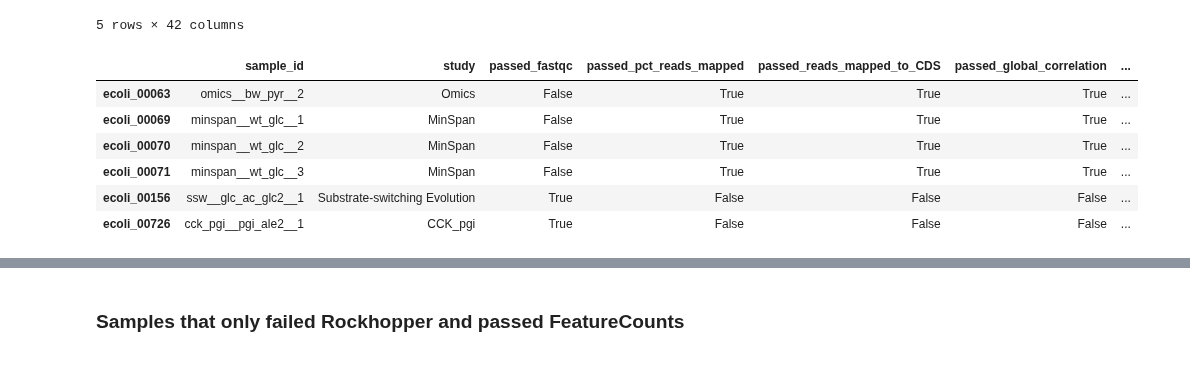
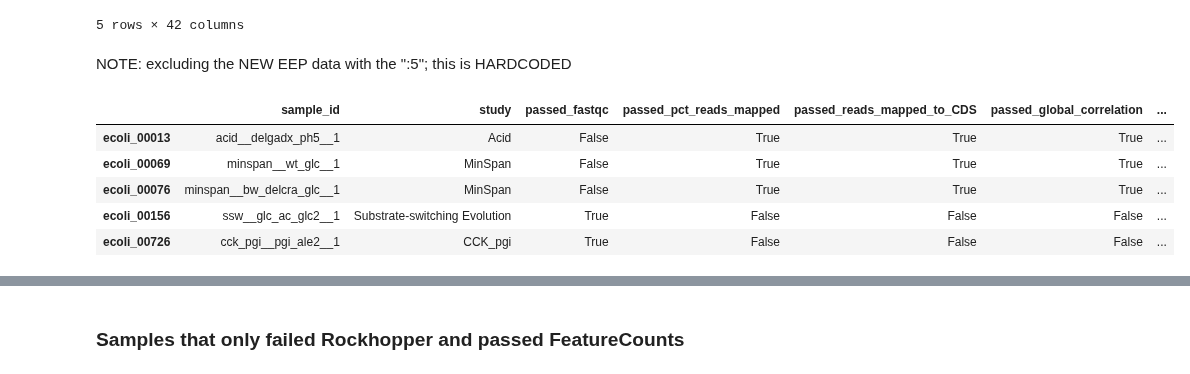
Before and after one commit to SBRG/precise2, a Jupyter notebook: notebooks/QC/expression_QC_SOP_featureCounts.ipynb, the cells around one changed output, grey strips where cells are left out. Saved outputs shown, nothing was run; the diff lists cells and outputs as text; code cells hidden in the pictures.

Commit message:
Re-run QC workflow with direct AWS results; add EEP data from Amitesh

```diff
--- a/notebooks/QC/expression_QC_SOP_featureCounts.ipynb
+++ b/notebooks/QC/expression_QC_SOP_featureCounts.ipynb
@@ -237,7 +240,7 @@ DF_metadata['passed_reads_mapped_to_CDS'] = ~DF_metadata.index.isin(DF_failed_mr
 import scipy.cluster.hierarchy as sch
 import matplotlib.patches as patches
 # change this to get different number of clusters
-thresh = .2
+thresh = .3
 
 # retrieve clusters using fcluster
 corr = DF_log_tpm.corr()
@@ -548,16 +577,17 @@ RH_failed_inputs
 | ecoli_00156 | ssw__glc_ac_glc2__1 | Substrate-switching Evolution | ssw | glc_ac_glc2 | 1 | Troy Sandberg | Ying Hefner | 4/18/17 | Escherichia coli SSW_GLU_AC.9.92.4 | ... |
 | ecoli_00403 | hot_tale__hot_ale3_mid_44c__1 | HOT ALE | hot_tale | hot_ale3_mid_44c | 1 | Ke Chen | Ke Chen | 9/27/18 | Escherichia coli HOT_mutL.3.181.1 | ... |
 5 rows × 42 columns
+# %% [markdown]
+NOTE: excluding the NEW EEP data with the ":5"; this is HARDCODED
 # %%
-new_failed = DF_metadata_fail_total.iloc[:,pd.np.r_[0:2,-7:-1]]
+new_failed = DF_metadata_fail_total.iloc[:5,pd.np.r_[0:2,-7:-1]]
 
 new_failed
 # %% [output]
 |  | sample_id | study | passed_fastqc | passed_pct_reads_mapped | passed_reads_mapped_to_CDS | passed_global_correlation | ... |
-| ecoli_00063 | omics__bw_pyr__2 | Omics | False | True | True | True | ... |
+| ecoli_00013 | acid__delgadx_ph5__1 | Acid | False | True | True | True | ... |
 | ecoli_00069 | minspan__wt_glc__1 | MinSpan | False | True | True | True | ... |
-| ecoli_00070 | minspan__wt_glc__2 | MinSpan | False | True | True | True | ... |
-| ecoli_00071 | minspan__wt_glc__3 | MinSpan | False | True | True | True | ... |
+| ecoli_00076 | minspan__bw_delcra_glc__1 | MinSpan | False | True | True | True | ... |
 | ecoli_00156 | ssw__glc_ac_glc2__1 | Substrate-switching Evolution | True | False | False | False | ... |
 | ecoli_00726 | cck_pgi__pgi_ale2__1 | CCK_pgi | True | False | False | False | ... |
 # %%
```
Also changed, not shown: parts of 32 cells of this notebook, 10 other files.
